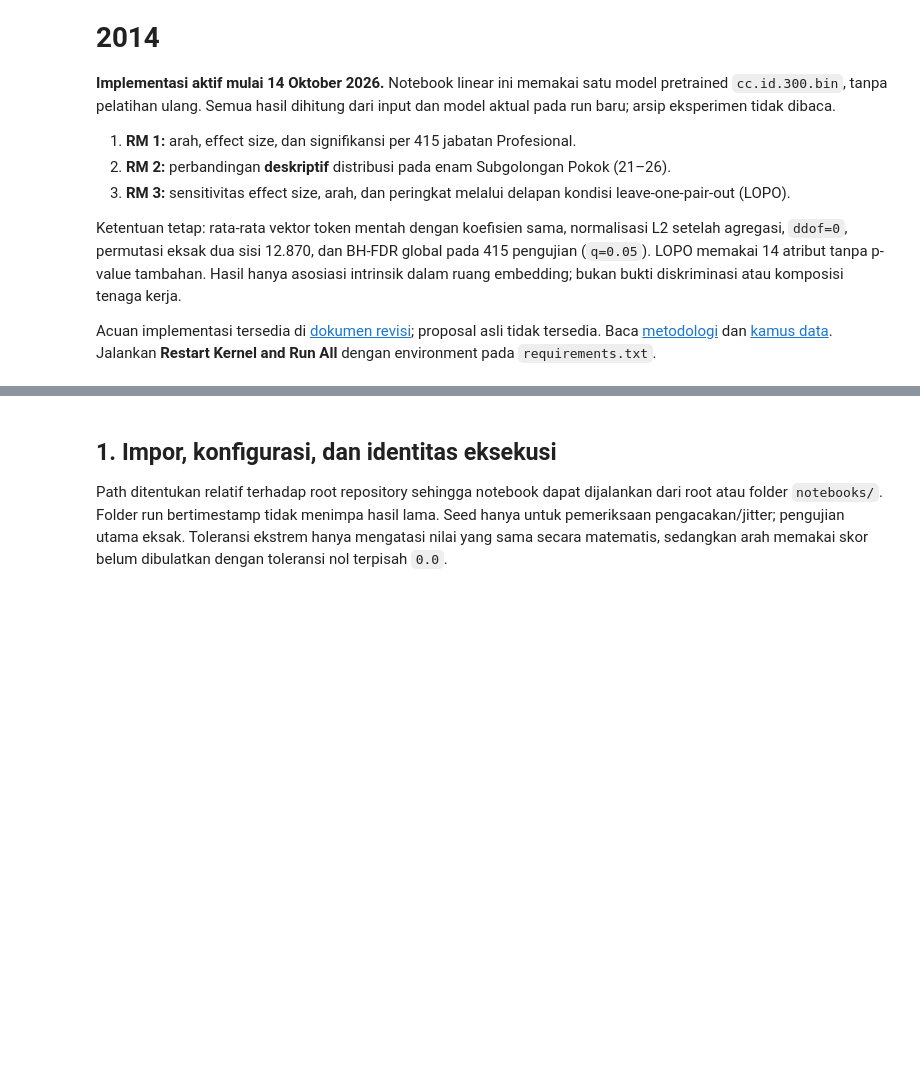
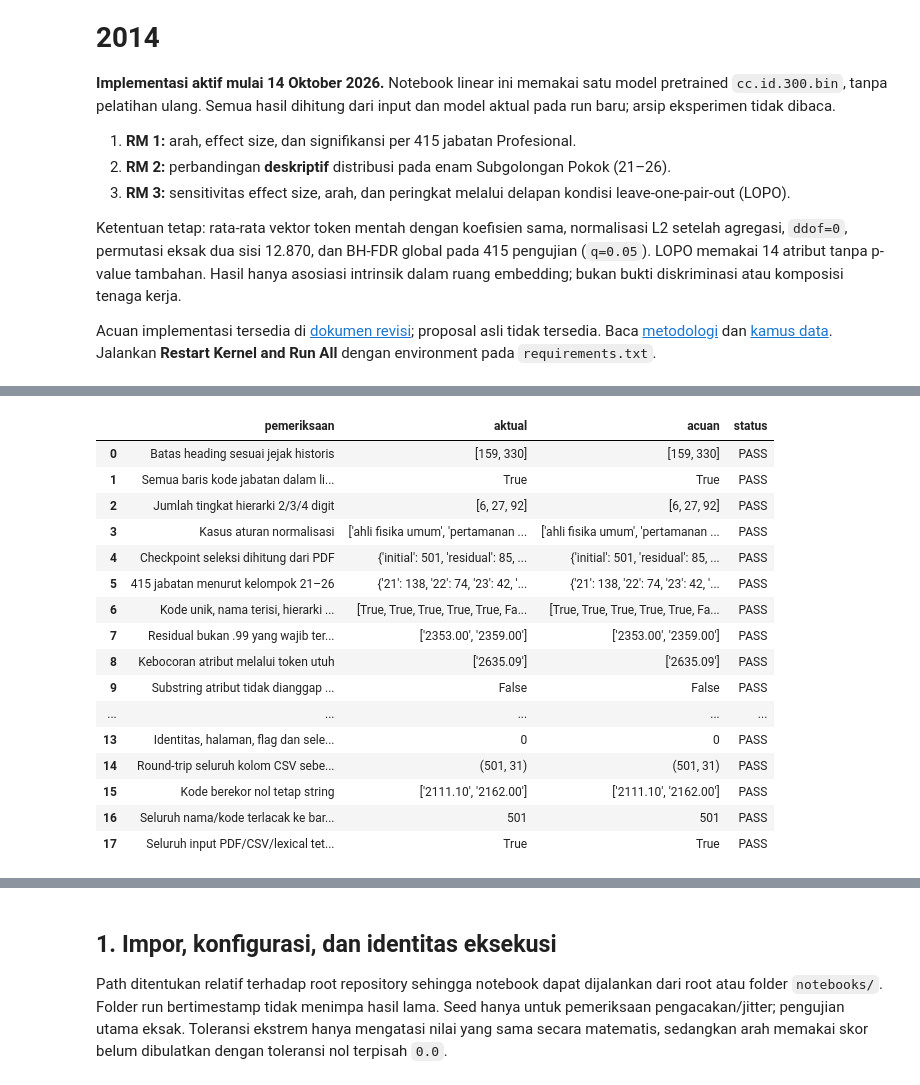
Before and after one commit to wiradityaa/skripsi-weat, a Jupyter notebook: notebooks/analisis_scweat_kbji.ipynb, the cells around one changed output, grey strips where cells are left out. Drawn from its saved outputs; the diff is of its cells as text; code cells hidden in the pictures; blank space fills up the shorter version.

Commit message:
Restore KBJI PDF extraction and selection audit

```diff
--- a/notebooks/analisis_scweat_kbji.ipynb
+++ b/notebooks/analisis_scweat_kbji.ipynb
@@ -12,0 +404,84 @@ Acuan implementasi tersedia di [dokumen revisi](../docs/acuan_proposal.md); prop
+# %%
+e_t0 = time.perf_counter()
+e_extra_columns = ['occupation_text', 'tokens', 'gender_leakage_terms', 'exclusion_reason',
+                   'source_line_pdf', 'source_line_text']
+assert set(e_active_columns).issubset(e_table.columns)
+e_export = e_table[e_active_columns + e_extra_columns].copy()
+for e_column in ['tokens', 'gender_leakage_terms']:
+    e_export[e_column] = e_export[e_column].map(lambda values: json.dumps(values, ensure_ascii=False))
+e_csv_text = e_export.to_csv(index=False)
+e_roundtrip = pd.read_csv(io.StringIO(e_csv_text), dtype=str, keep_default_na=False)
+pd.testing.assert_frame_equal(e_export.astype(str), e_roundtrip, check_dtype=False)
+for e_flag in e_flags:
+    assert e_boolean(e_roundtrip[e_flag]).tolist() == e_table[e_flag].tolist()
+for e_column in ['tokens', 'gender_leakage_terms']:
+    assert e_roundtrip[e_column].map(json.loads).tolist() == e_table[e_column].tolist()
+e_check('Round-trip seluruh kolom CSV sebelum ekspor', e_roundtrip.shape, e_export.shape)
+e_check('Kode berekor nol tetap string',
+        e_roundtrip.loc[e_roundtrip['occupation_code'].isin(['2111.10', '2162.00']), 'occupation_code'].tolist(),
+        ['2111.10', '2162.00'])
+e_line_checks = [re.sub(r'\s+', ' ', e_texts[r.source_page_pdf].splitlines()[r.source_line_pdf - 1]).strip()
+                 == r.occupation_code + ' ' + r.occupation_name for r in e_table.itertuples()]
+e_check('Seluruh nama/kode terlacak ke baris PDF', sum(e_line_checks), len(e_table))
+e_unchanged = all(e_sha256(e_root / item['path']) == item['sha256'] for item in e_inputs)
+e_check('Seluruh input PDF/CSV/lexical tetap utuh', e_unchanged, True)
+e_qc = pd.DataFrame(e_checks)
+e_qc.to_csv(e_dir / 'audit/validasi_ekstraksi.csv', index=False, encoding='utf-8')
+display(e_qc)
+assert e_qc['status'].eq('PASS').all(), 'QC gagal: CSV keluaran belum diterbitkan.'
+
+e_target = e_root / e_config['output_csv']
+e_target.write_text(e_csv_text, encoding='utf-8', newline='')
+e_saved = pd.read_csv(e_target, dtype=str, keep_default_na=False)
+pd.testing.assert_frame_equal(e_roundtrip, e_saved)
+assert e_saved['occupation_code'].is_unique and len(e_saved) == e_config['expected_counts']['initial']
+e_check('CSV di disk identik dengan round-trip tervalidasi', e_saved.equals(e_roundtrip), True)
+e_qc = pd.DataFrame(e_checks)
+e_qc.to_csv(e_dir / 'audit/validasi_ekstraksi.csv', index=False, encoding='utf-8')
+for e_frame, e_relative in [
+    (e_summary, 'tables/seleksi_per_subgolongan.csv'), (e_token_summary, 'tables/komposisi_token.csv'),
+    (e_boundaries, 'audit/batas_heading.csv'), (e_page_audit, 'audit/halaman_pdf.csv'),
+    (e_hierarchy, 'audit/hierarki_pdf.csv')]:
+    e_frame.to_csv(e_dir / e_relative, index=False, encoding='utf-8')
+e_timings['export_validation_seconds'] = time.perf_counter() - e_t0
+e_finish = datetime.now(timezone(timedelta(hours=7)))
+e_manifest.update({
+    'status': 'complete', 'finish_time': e_finish.isoformat(),
+    'duration_seconds': time.perf_counter() - e_start_clock, 'stage_durations_seconds': e_timings,
+    'counts': e_observed, 'submajor_group_final_counts': e_selected.groupby('submajor_group_code').size().to_dict(),
+    'pdf_total_pages': e_pdf_page_count, 'scope_pages_pdf': [e_start_page, e_stop_page - 1],
+    'next_major_group_page_pdf': e_stop_page,
+    'occupation_pages_pdf': [int(e_table['source_page_pdf'].min()), int(e_table['source_page_pdf'].max())],
+    'occupation_pages_printed': [int(e_table['source_page_printed'].min()), int(e_table['source_page_printed'].max())],
+    'source_difference_count': len(e_diff), 'qc_passed': bool(e_qc['status'].eq('PASS').all()),
+    'qc_check_count': len(e_qc),
+})
+e_output_paths = [e_target] + sorted(p for p in e_dir.rglob('*') if p.is_file() and p != e_manifest_path)
+e_manifest['outputs'] = [{'path': p.relative_to(e_root).as_posix(), 'sha256': e_sha256(p), 'bytes': p.stat().st_size}
+                         for p in e_output_paths]
+assert e_qc['status'].eq('PASS').all()
+assert all(e_sha256(e_root / item['path']) == item['sha256'] for item in e_inputs)
+e_manifest_path.write_text(json.dumps(e_manifest, indent=2, ensure_ascii=False), encoding='utf-8')
+display(e_qc.tail(4))
+display(e_summary)
+print({'status': e_manifest['status'], 'output_csv': e_config['output_csv'],
+       'audit': e_dir.relative_to(e_root).as_posix(), 'qc_pass': len(e_qc),
+       'perbedaan_identitas_seleksi': len(e_diff), 'durasi_detik': e_manifest['duration_seconds']})
+# %% [output]
+|  | pemeriksaan | aktual | acuan | status |
+| 0 | Batas heading sesuai jejak historis | [159, 330] | [159, 330] | PASS |
+| 1 | Semua baris kode jabatan dalam li... | True | True | PASS |
+| 2 | Jumlah tingkat hierarki 2/3/4 digit | [6, 27, 92] | [6, 27, 92] | PASS |
+| 3 | Kasus aturan normalisasi | ['ahli fisika umum', 'pertamanan ... | ['ahli fisika umum', 'pertamanan ... | PASS |
+| 4 | Checkpoint seleksi dihitung dari PDF | {'initial': 501, 'residual': 85, ... | {'initial': 501, 'residual': 85, ... | PASS |
+| 5 | 415 jabatan menurut kelompok 21–26 | {'21': 138, '22': 74, '23': 42, '... | {'21': 138, '22': 74, '23': 42, '... | PASS |
+| 6 | Kode unik, nama terisi, hierarki ... | [True, True, True, True, True, Fa... | [True, True, True, True, True, Fa... | PASS |
+| 7 | Residual bukan .99 yang wajib ter... | ['2353.00', '2359.00'] | ['2353.00', '2359.00'] | PASS |
+| 8 | Kebocoran atribut melalui token utuh | ['2635.09'] | ['2635.09'] | PASS |
+| 9 | Substring atribut tidak dianggap ... | False | False | PASS |
+| ... | ... | ... | ... | ... |
+| 13 | Identitas, halaman, flag dan sele... | 0 | 0 | PASS |
+| 14 | Round-trip seluruh kolom CSV sebe... | (501, 31) | (501, 31) | PASS |
+| 15 | Kode berekor nol tetap string | ['2111.10', '2162.00'] | ['2111.10', '2162.00'] | PASS |
+| 16 | Seluruh nama/kode terlacak ke bar... | 501 | 501 | PASS |
+| 17 | Seluruh input PDF/CSV/lexical tet... | True | True | PASS |
```
Also changed, not shown: parts of 10 cells of this notebook, 30 other files.
